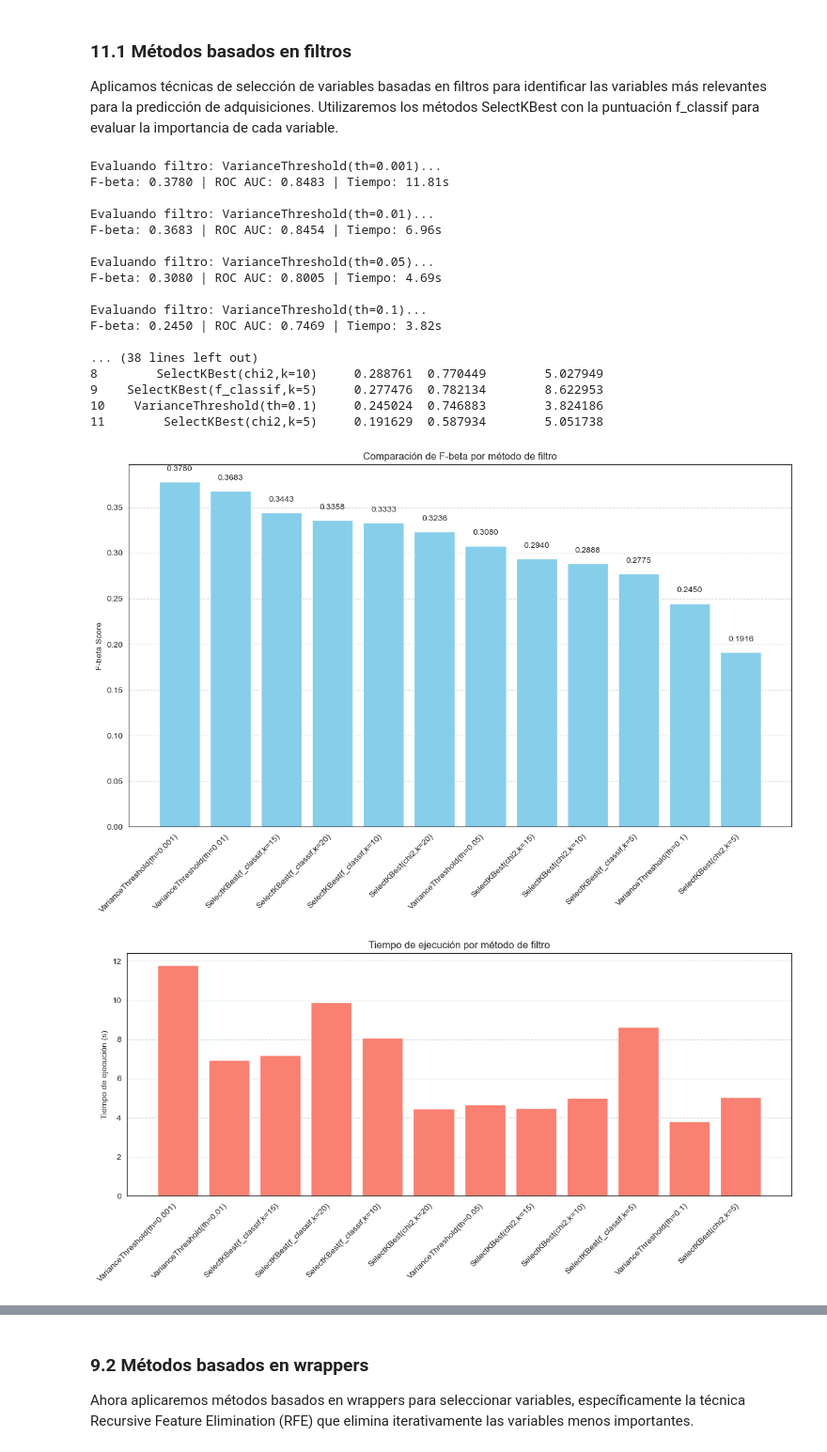
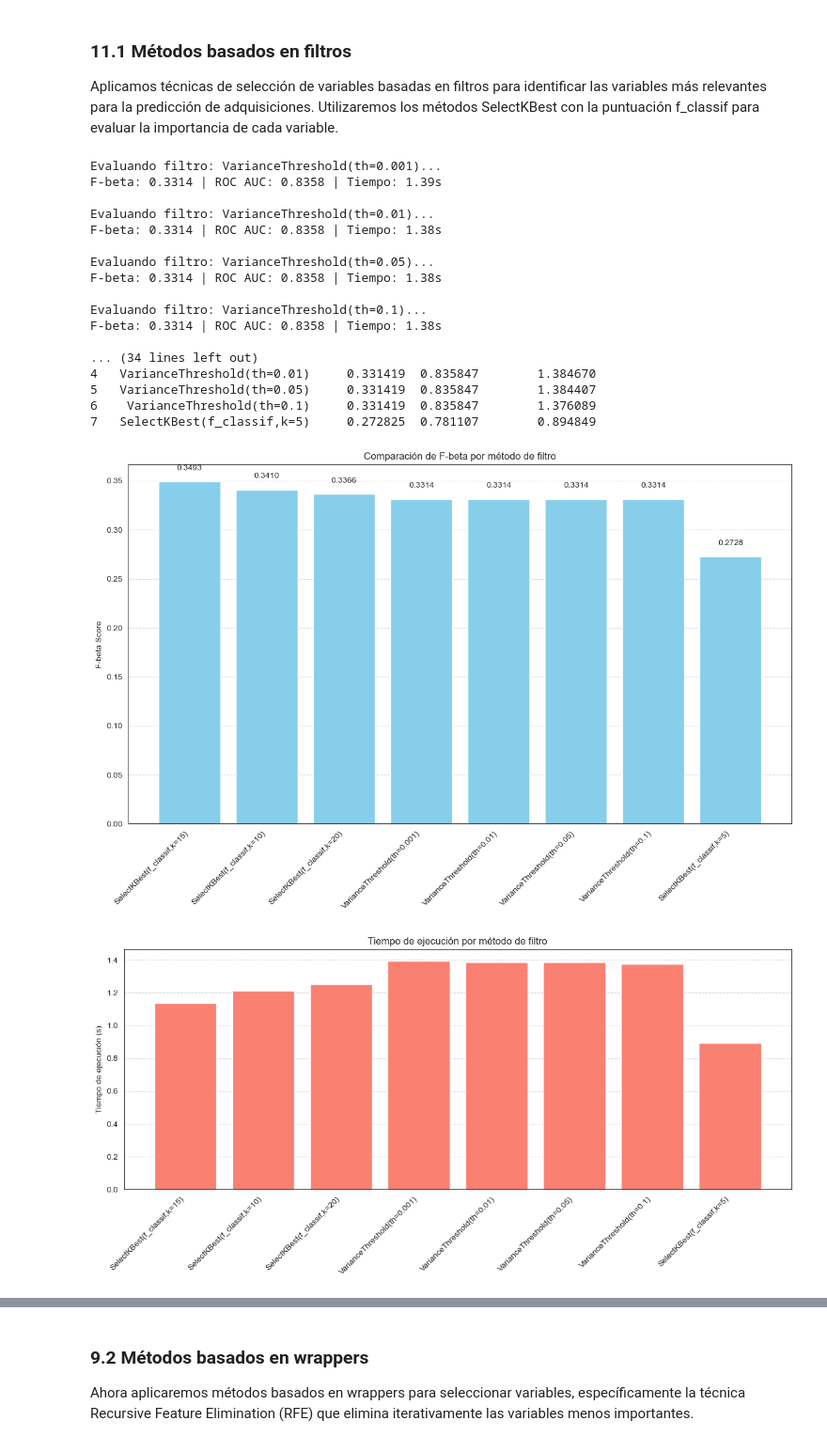
Before and after one commit to martinsoteIo/Predicting_Startup_Acquisitions, a Jupyter notebook: startup_investments_project/startup_investments_classification.ipynb, the cells around one changed output, grey strips where cells are left out. Shown at 94% size. Drawn from its saved outputs; the diff is of its cells as text; code cells hidden in the pictures.

```diff
--- a/startup_investments_project/startup_investments_classification.ipynb
+++ b/startup_investments_project/startup_investments_classification.ipynb
@@ -2489,7 +2481,7 @@ standard_preprocessor = ColumnTransformer([
 chi2_preprocessor = ColumnTransformer([
     ('num', Pipeline([
         ('imputer', best_imputer),
-        ('scaler', MinMaxScaler())  # Aseguramos valores no negativos para chi2
+        ('scaler', RobustScaler())  # Aseguramos valores no negativos para chi2
     ]), num_cols),
     ('cat', Pipeline([
         ('imputer_cat', SimpleImputer(strategy='constant', fill_value='missing')),
@@ -2596,41 +2588,41 @@ else:
     plt.grid(True, linestyle='--', alpha=0.7)
     plt.tight_layout()
     plt.show()
 
     # Visualizamos los mejores 5 métodos
     top_5 = results.head(5)
     plt.figure(figsize=(10, 6))
     bars = plt.bar(top_5['filter'], top_5['fbeta_score'], color='lightgreen')
     plt.ylabel('F-beta Score')
     plt.title('Top 5 métodos de filtro según F-beta')
     plt.xticks(rotation=45, ha='right')
 
     # Añadir etiquetas de valor en las barras
     for bar in bars:
         height = bar.get_height()
         plt.text(bar.get_x() + bar.get_width()/2., height + 0.005,
                  f'{height:.4f}', ha='center', va='bottom')
 
     plt.tight_layout()
     plt.grid(axis='y', linestyle='--', alpha=0.7)
     plt.show()
 # %% [output]
 Evaluando filtro: VarianceThreshold(th=0.001)...
-F-beta: 0.3780 | ROC AUC: 0.8483 | Tiempo: 11.81s
+F-beta: 0.3314 | ROC AUC: 0.8358 | Tiempo: 1.39s
 
 Evaluando filtro: VarianceThreshold(th=0.01)...
-F-beta: 0.3683 | ROC AUC: 0.8454 | Tiempo: 6.96s
+F-beta: 0.3314 | ROC AUC: 0.8358 | Tiempo: 1.38s
 
 Evaluando filtro: VarianceThreshold(th=0.05)...
-F-beta: 0.3080 | ROC AUC: 0.8005 | Tiempo: 4.69s
+F-beta: 0.3314 | ROC AUC: 0.8358 | Tiempo: 1.38s
 
 Evaluando filtro: VarianceThreshold(th=0.1)...
-F-beta: 0.2450 | ROC AUC: 0.7469 | Tiempo: 3.82s
+F-beta: 0.3314 | ROC AUC: 0.8358 | Tiempo: 1.38s
 
-... (38 lines left out)
-8        SelectKBest(chi2,k=10)     0.288761  0.770449        5.027949
-9    SelectKBest(f_classif,k=5)     0.277476  0.782134        8.622953
-10    VarianceThreshold(th=0.1)     0.245024  0.746883        3.824186
-11        SelectKBest(chi2,k=5)     0.191629  0.587934        5.051738
+... (34 lines left out)
+4   VarianceThreshold(th=0.01)     0.331419  0.835847        1.384670
+5   VarianceThreshold(th=0.05)     0.331419  0.835847        1.384407
+6    VarianceThreshold(th=0.1)     0.331419  0.835847        1.376089
+7   SelectKBest(f_classif,k=5)     0.272825  0.781107        0.894849
-[figure, old version]
+[figure, new version]
-[figure, old version]
+[figure, new version]
```
Also changed, not shown: parts of 26 cells of this notebook, 5 other files.
